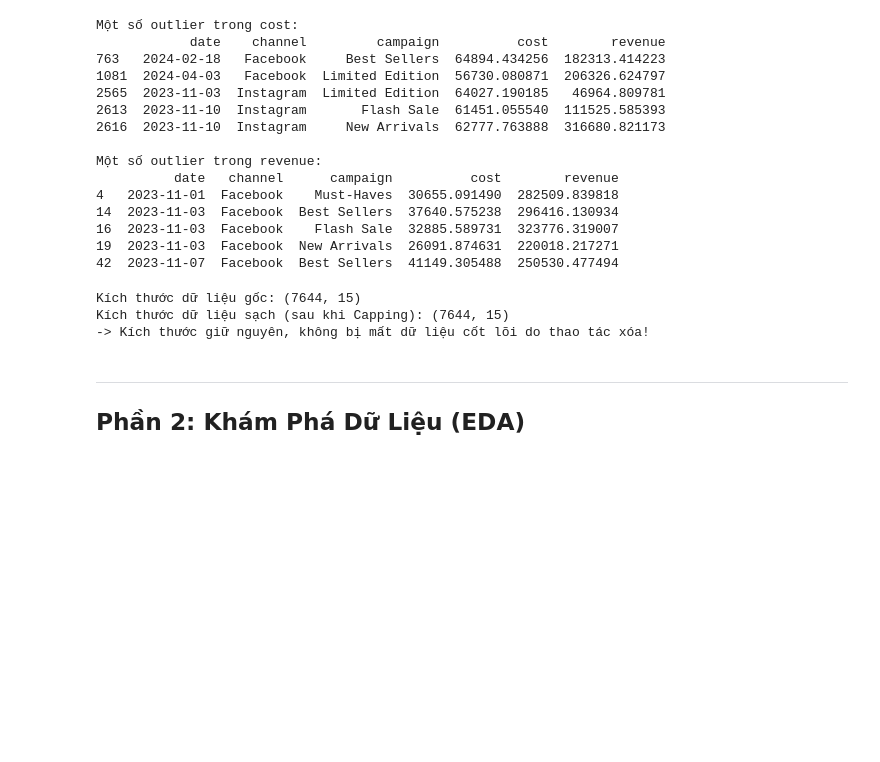
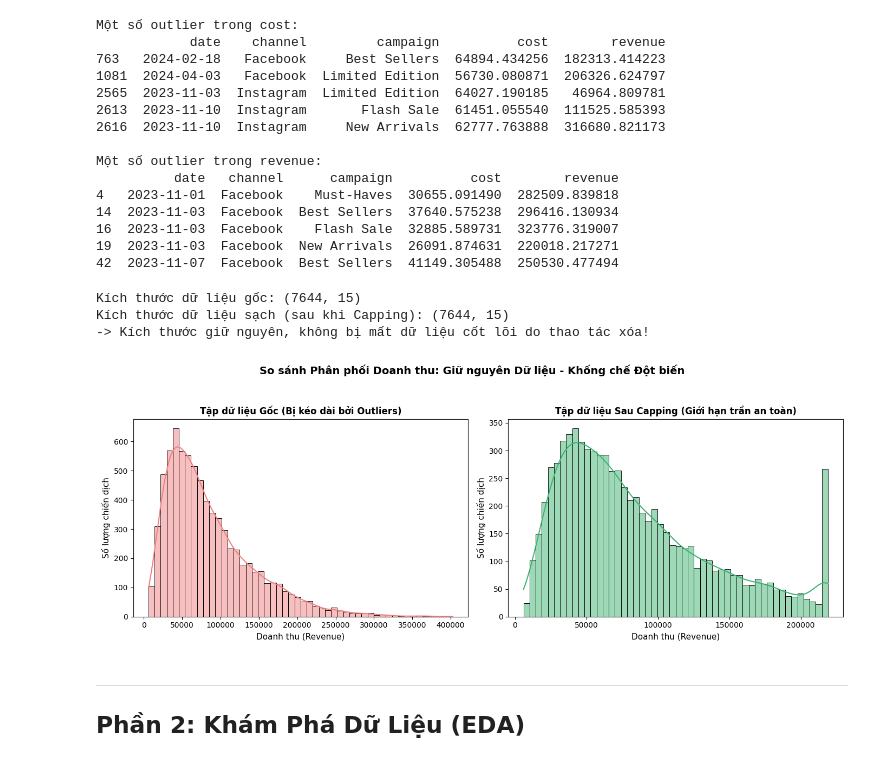
Before and after one commit to manhzZ2k5/ptdl, a Jupyter notebook: scr/test3_refactored.ipynb, the cells around one changed output. Saved outputs shown, nothing was run; the diff lists cells and outputs as text; code cells hidden in the pictures; blank space fills up the shorter version.

```diff
--- a/scr/test3_refactored.ipynb
+++ b/scr/test3_refactored.ipynb
@@ -137,6 +137,31 @@ print("-> Kích thước giữ nguyên, không bị mất dữ liệu cốt lõi
 Kích thước dữ liệu gốc: (7644, 15)
 Kích thước dữ liệu sạch (sau khi Capping): (7644, 15)
 -> Kích thước giữ nguyên, không bị mất dữ liệu cốt lõi do thao tác xóa!
+# %%
+# [CELL VẼ ẢNH CHO BÁO CÁO MỤC 2.2.3] SO SÁNH PHÂN PHỐI TRƯỚC VÀ SAU KHI CAPPING
+import matplotlib.pyplot as plt
+import seaborn as sns
+
+fig, axes = plt.subplots(1, 2, figsize=(14, 5))
+
+# Biểu đồ 1: Dữ liệu gốc (Trước khi Capping)
+sns.histplot(df['revenue'], bins=50, kde=True, color='lightcoral', ax=axes[0])
+axes[0].set_title('Tập dữ liệu Gốc (Bị kéo dài bởi Outliers)', fontsize=12, fontweight='bold')
+axes[0].set_xlabel('Doanh thu (Revenue)', fontsize=11)
+axes[0].set_ylabel('Số lượng chiến dịch', fontsize=11)
+
+# Biểu đồ 2: Dữ liệu sạch (Sau khi Capping)
+sns.histplot(df_clean['revenue'], bins=50, kde=True, color='mediumseagreen', ax=axes[1])
+axes[1].set_title('Tập dữ liệu Sau Capping (Giới hạn trần an toàn)', fontsize=12, fontweight='bold')
+axes[1].set_xlabel('Doanh thu (Revenue)', fontsize=11)
+axes[1].set_ylabel('Số lượng chiến dịch', fontsize=11)
+
+# Thêm ghi chú
+plt.suptitle('So sánh Phân phối Doanh thu: Giữ nguyên Dữ liệu - Khống chế Đột biến', fontsize=14, fontweight='bold', y=1.05)
+plt.tight_layout()
+plt.show()
+# %% [output]
+[figure, added]
 # %% [markdown]
 ---
 
```
Also changed, not shown: parts of 3 cells of this notebook, 5 other files.
